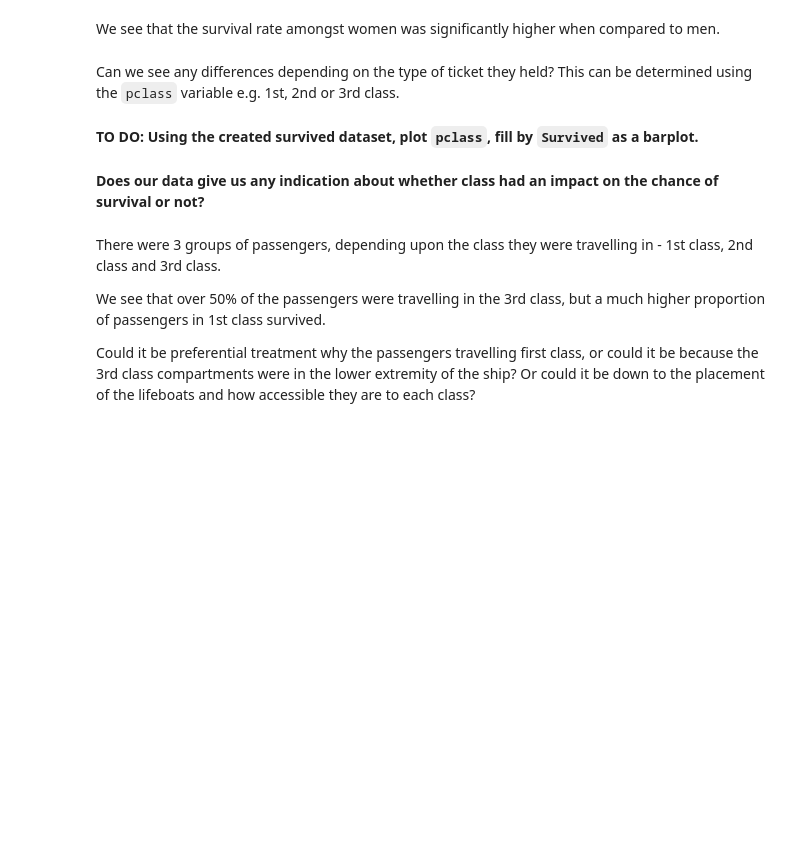
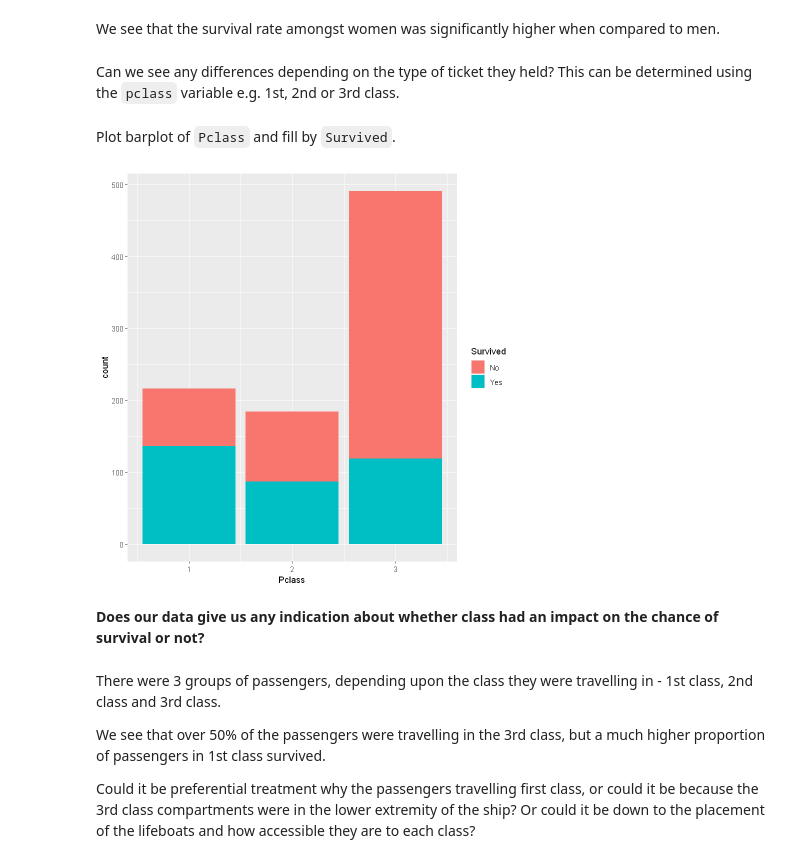
Before and after one commit to nhsbsa-data-analytics/coffee-and-coding, a Jupyter notebook: 2021-08-25 Exploring the Titanic in R/Titanic.ipynb, the cells around one changed output. Saved outputs shown, nothing was run; the diff lists cells and outputs as text; code cells hidden in the pictures; blank space fills up the shorter version.

```diff
--- a/2021-08-25 Exploring the Titanic in R/Titanic.ipynb
+++ b/2021-08-25 Exploring the Titanic in R/Titanic.ipynb
@@ -280,7 +531,12 @@ We see that the survival rate amongst women was significantly higher when compar
 # %% [markdown]
 Can we see any differences depending on the type of ticket they held? This can be determined using the `pclass` variable e.g. 1st, 2nd or 3rd class.
 # %% [markdown]
-**TO DO: Using the created survived dataset, plot `pclass`, fill by `Survived` as a barplot.**
+Plot barplot of `Pclass` and fill by `Survived`.
+# %%
+ggplot(survived, aes(x = Pclass, fill = Survived)) +
+  geom_bar()
+# %% [output]
+[figure, added]
 # %% [markdown]
 **Does our data give us any indication about whether class had an impact on the chance of survival or not?**
 # %% [markdown]
```
Also changed, not shown: parts of 34 cells of this notebook, 1 other file.
